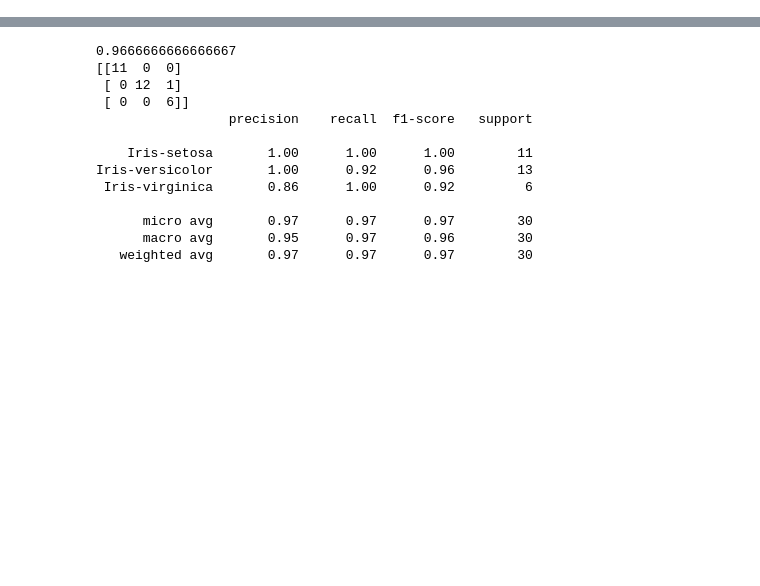
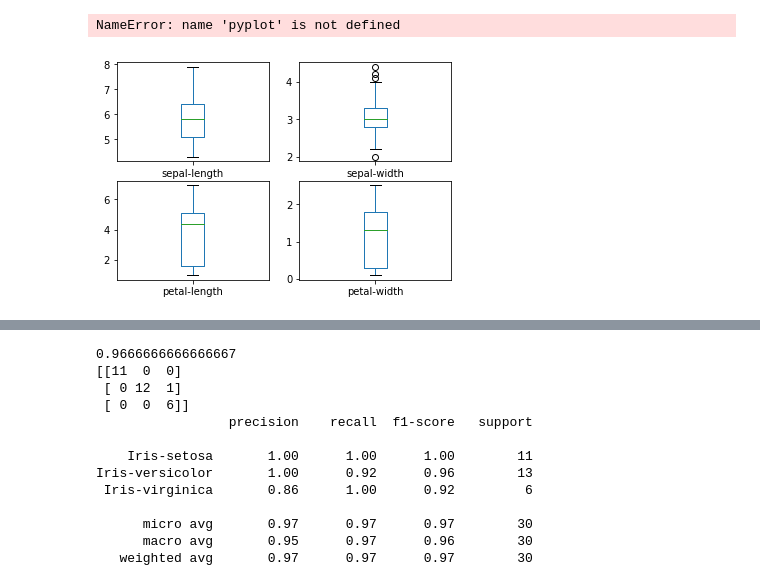
Before and after one commit to AlokKumarSinha21/Data_Prediction, a Jupyter notebook: Data_Prediction.ipynb, the cells around one changed output, grey strips where cells are left out. Cells and saved outputs as stored; diff of their text form; code cells hidden in the pictures; blank space fills up the shorter version.

```diff
--- a/Data_Prediction.ipynb
+++ b/Data_Prediction.ipynb
@@ -0,0 +54,15 @@
+# %%
+# summarize the data
+from pandas import read_csv
+# Load dataset
+url = "https://raw.githubusercontent.com/jbrownlee/Datasets/master/iris.csv"
+names = ['sepal-length', 'sepal-width', 'petal-length', 'petal-width', 'class']
+dataset = read_csv(url, names=names)
+# shape
+print(dataset.shape)
+# head
+print(dataset.head(20))
+# descriptions
+print(dataset.describe())
+# class distribution
+print(dataset.groupby('class').size())
@@ -0,0 +87,7 @@
+# %%
+# box and whisker plots
+dataset.plot(kind='box', subplots=True, layout=(2,2), sharex=False, sharey=False)
+pyplot.show()
+# %% [output]
+NameError: name 'pyplot' is not defined
+[figure, added]
```
Also changed, not shown: parts of 16 cells of this notebook.
